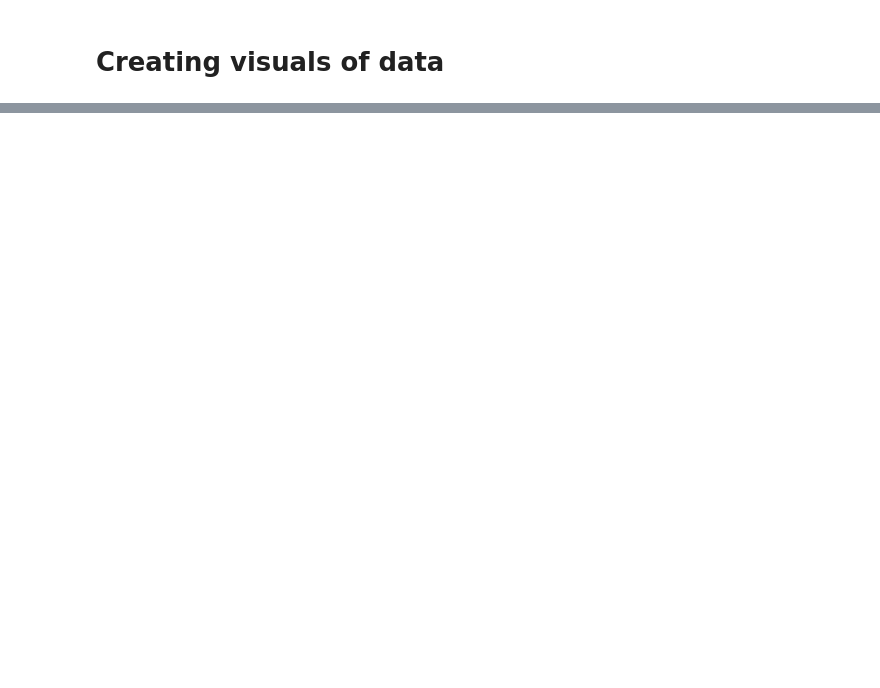
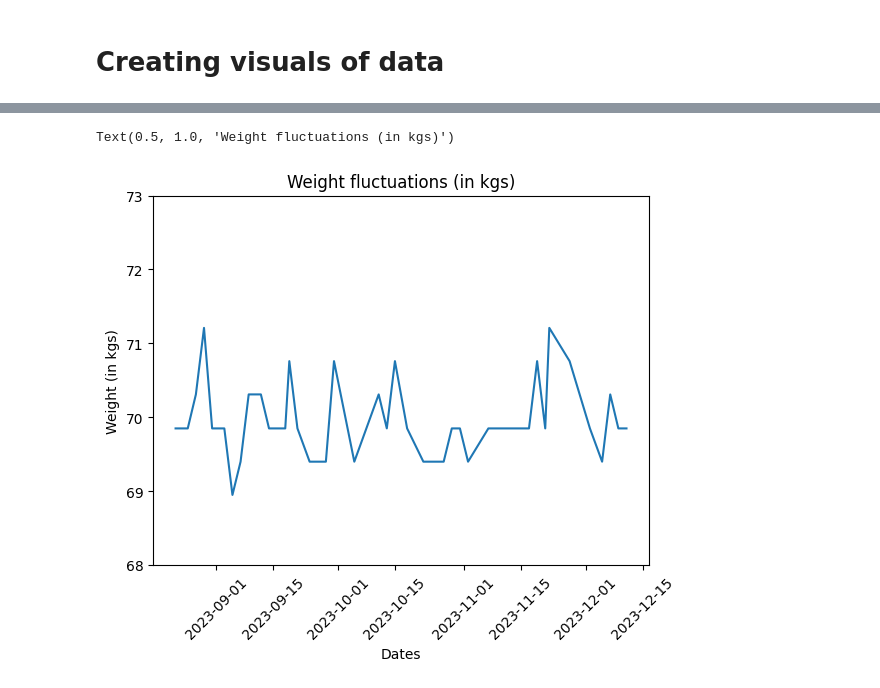
Before and after one commit to DavidCalalang/Weight-Tracking-Project, a Jupyter notebook: main.ipynb, the cells around one changed output, grey strips where cells are left out. Saved outputs shown, nothing was run; the diff lists cells and outputs as text; code cells hidden in the pictures; blank space fills up the shorter version.

```diff
--- a/main.ipynb
+++ b/main.ipynb
@@ -74,0 +82,10 @@ plt.ylim(150, 163)
+# %%
+plt.plot(sem_1['Date'], sem_1['Weight (kg)'])
+plt.xticks(rotation=45)
+plt.ylim(68, 73)
+plt.xlabel("Dates")
+plt.ylabel("Weight (in kgs)")
+plt.title("Weight fluctuations (in kgs)")
+# %% [output]
+Text(0.5, 1.0, 'Weight fluctuations (in kgs)')
+[figure, added]
```
Also changed, not shown: parts of 7 cells of this notebook.
